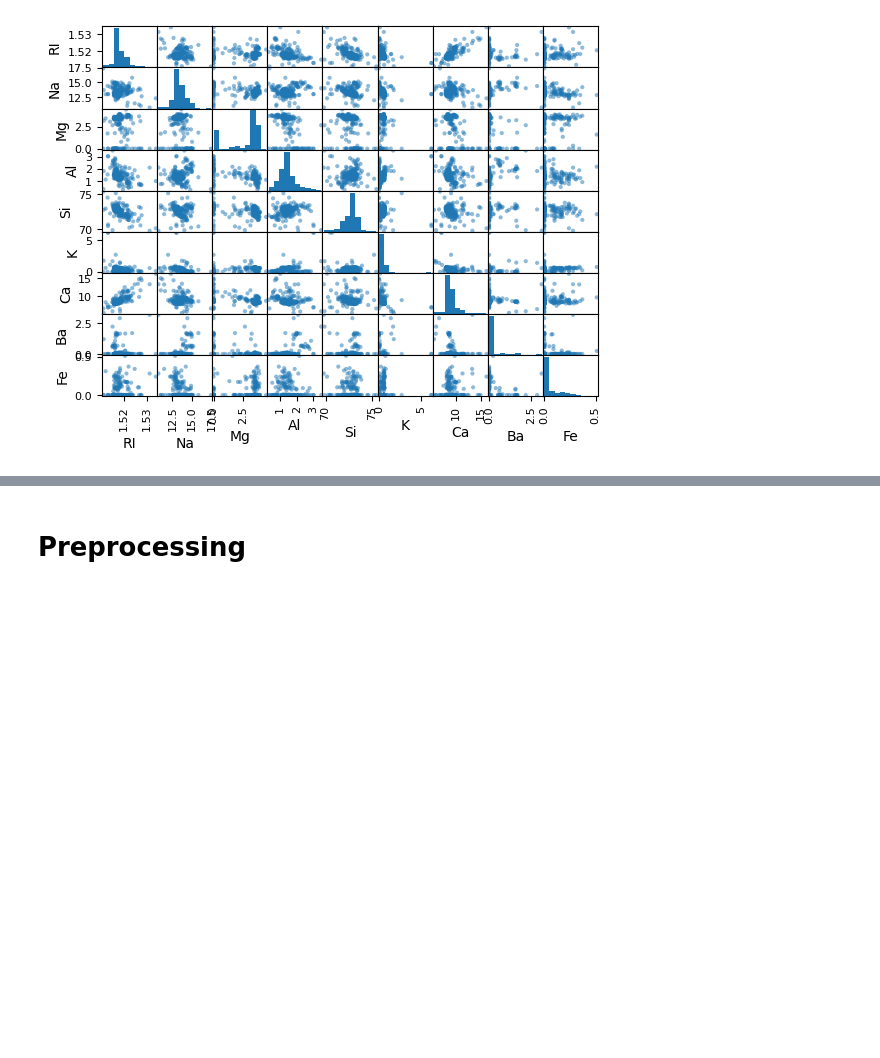
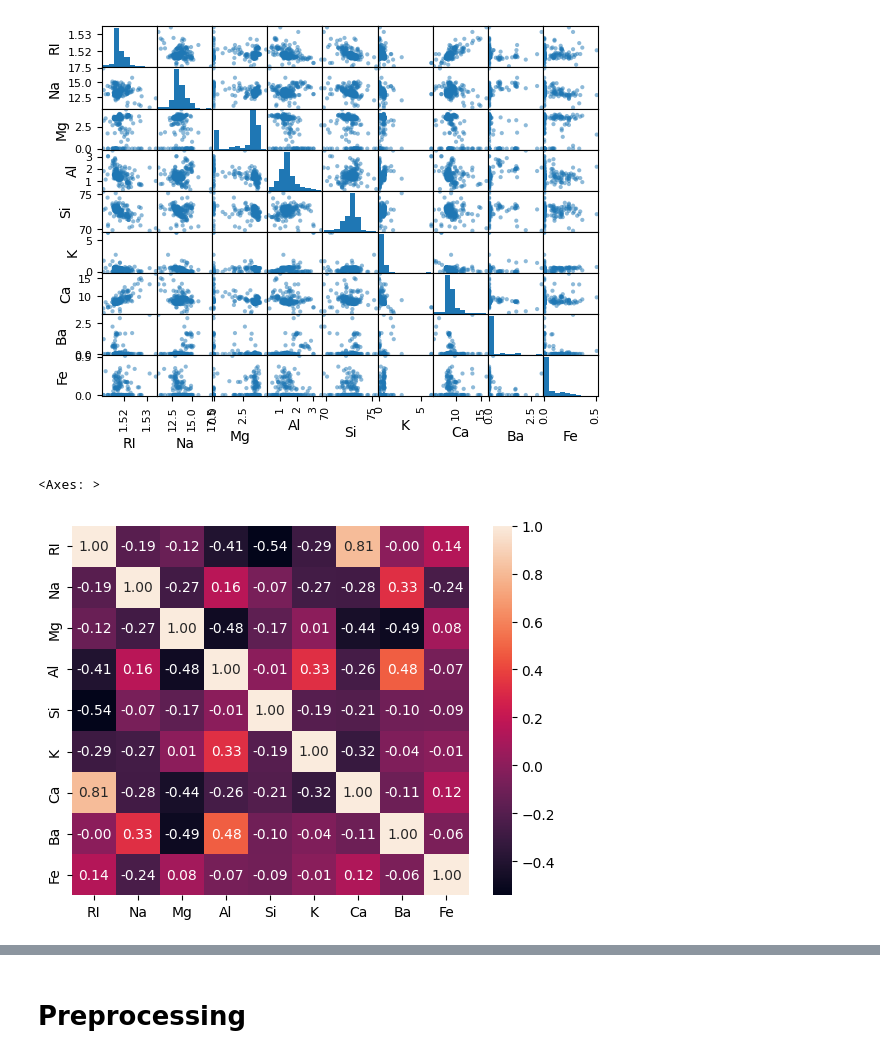
Before and after one commit to tchojnacki/uni-sem-6-ai, a Jupyter notebook: classification/glass.ipynb, the cells around one changed output, grey strips where cells are left out. Cells and saved outputs as stored; diff of their text form; code cells hidden in the pictures; blank space fills up the shorter version.

```diff
--- a/classification/glass.ipynb
+++ b/classification/glass.ipynb
@@ -96,3 +99,8 @@ pd.plotting.scatter_matrix(dataset[data_cols])
 plt.show()
 # %% [output]
 [figure]
+# %%
+sns.heatmap(dataset[data_cols].corr(), annot=True, fmt=".2f")
+# %% [output]
+<Axes: >
+[figure, added]
```
Also changed, not shown: parts of 16 cells of this notebook.
